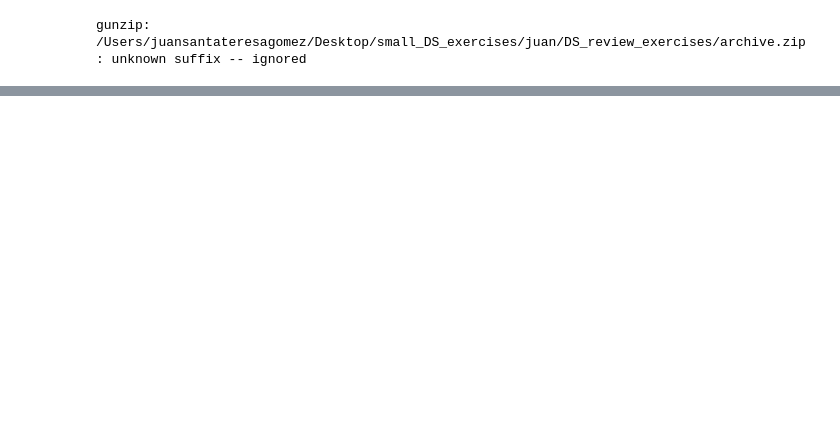
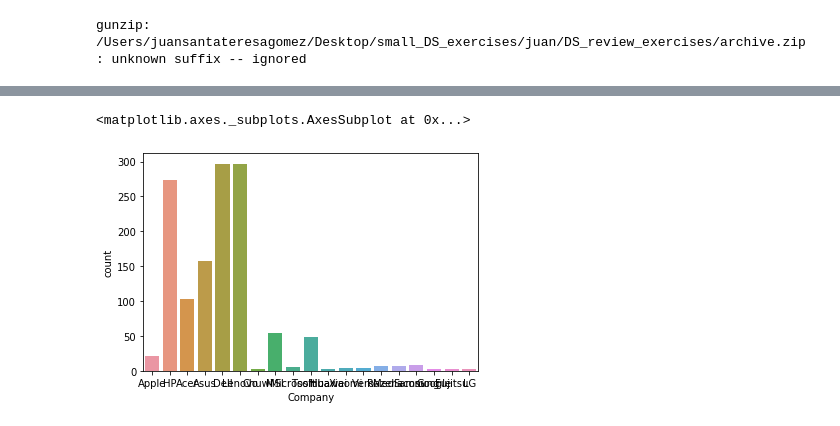
Before and after one commit to juansantateresa/juan, a Jupyter notebook: DS_review_exercises/Encoding techniques.ipynb, the cells around one changed output, grey strips where cells are left out. Drawn from its saved outputs; the diff is of its cells as text; code cells hidden in the pictures; blank space fills up the shorter version.

Commit message:
One hot encoder & plot

```diff
--- a/DS_review_exercises/Encoding techniques.ipynb
+++ b/DS_review_exercises/Encoding techniques.ipynb
@@ -9,4 +9,4 @@ encoder  = preprocessing.LabelEncoder()
 # %% [output]
 gunzip: /Users/juansantateresagomez/Desktop/small_DS_exercises/juan/DS_review_exercises/archive.zip: unknown suffix -- ignored
 # %%
-weather = pd.read_csv('/Users/juansantateresagomez/Desktop/small_DS_exercises/juan/DS_review_exercises/laptops.csv')
+laptops = pd.read_csv('/Users/juansantateresagomez/Desktop/small_DS_exercises/juan/DS_review_exercises/laptops.csv', encoding = "ISO-8859-1")
@@ -24,0 +93,5 @@ wheather[]
+# %%
+sns.countplot(laptops['Company'])
+# %% [output]
+<matplotlib.axes._subplots.AxesSubplot at 0x...>
+[figure, added]
```
Also changed, not shown: parts of 13 cells of this notebook.
